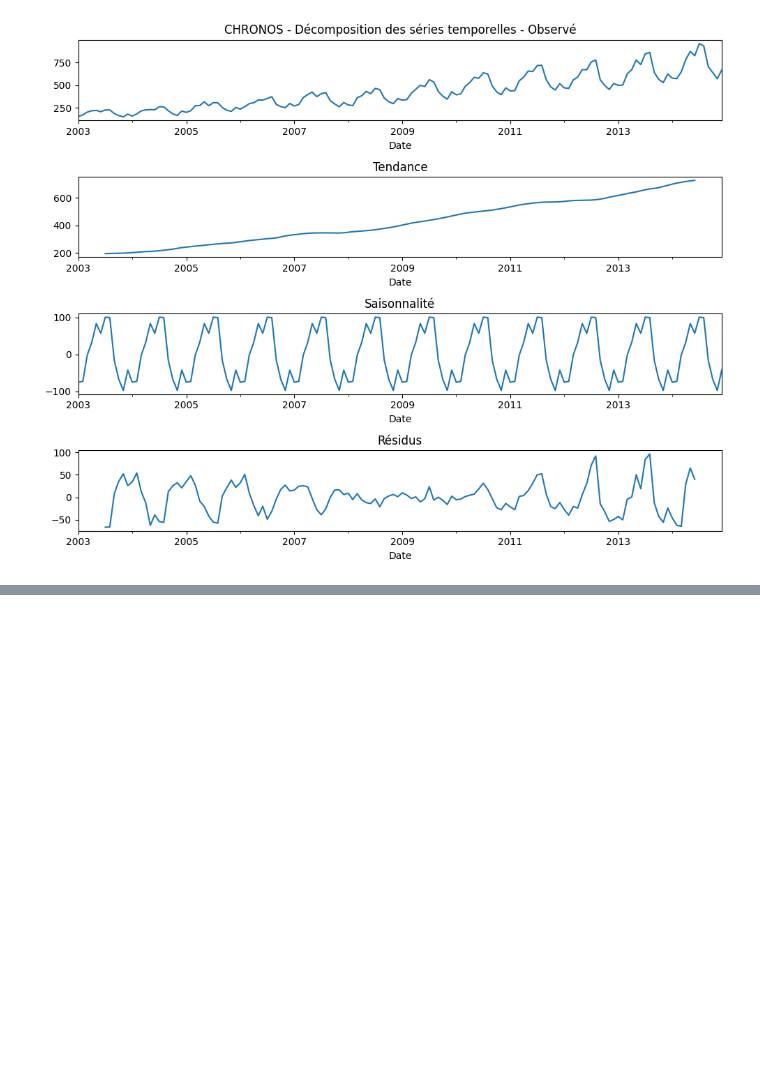
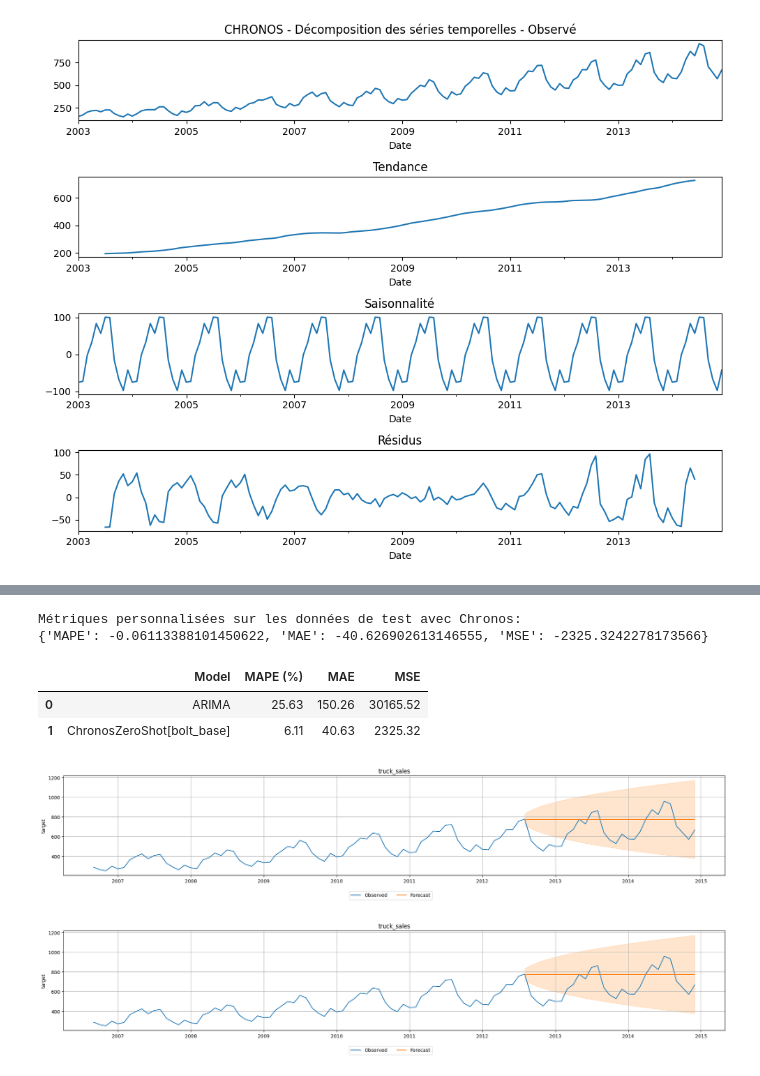
Before and after one commit to Krock13/AI_Engineer_Projet_9_Developpez_une_preuve_de_concept, a Jupyter notebook: notebook_012025.ipynb, the cells around one changed output, grey strips where cells are left out. Cells and saved outputs as stored; diff of their text form; code cells hidden in the pictures; blank space fills up the shorter version.

Commit message:
Added AutoGluon integration for model comparison and improved evaluation with additional metrics.

```diff
--- a/notebook_012025.ipynb
+++ b/notebook_012025.ipynb
@@ -554,0 +583,20 @@ plt.show()
+# %%
+prediction_length = 29
+train_data, test_data = data.train_test_split(prediction_length)
+# %%
+predictor = TimeSeriesPredictor(
+    prediction_length=prediction_length,
+    eval_metric='MAPE',
+)
+# %%
+# Entraîner le prédicteur (avec ARIMA et Chronos-Bolt-Base par exemple)
+predictor.fit(
+    train_data=train_data,
+    presets='best_quality',
+    hyperparameters={
+        'ARIMA': {},
+        "Chronos": [
+            {"model_path": "bolt_base", "ag_args": {"name_suffix": "ZeroShot"}},
+        ]
+    }
+)
@@ -554,0 +657,54 @@ plt.show()
+# %%
+metrics = predictor.evaluate(test_data, model="ChronosZeroShot[bolt_base]", metrics=["MAPE", "MAE", "MSE"])
+print("Métriques personnalisées sur les données de test avec Chronos:")
+print(metrics)
+# %% [output]
+Métriques personnalisées sur les données de test avec Chronos:
+{'MAPE': -0.06113388101450622, 'MAE': -40.626902613146555, 'MSE': -2325.3242278173566}
+# %%
+# Résultats des métriques obtenus dynamiquement
+metrics_arima = predictor.evaluate(test_data, model="ARIMA", metrics=["MAPE", "MAE", "MSE"])
+metrics_chronos = predictor.evaluate(test_data, model="ChronosZeroShot[bolt_base]", metrics=["MAPE", "MAE", "MSE"])
+
+# Ajouter une clé "Model" pour identifier chaque modèle
+metrics_arima["Model"] = "ARIMA"
+metrics_chronos["Model"] = "ChronosZeroShot[bolt_base]"
+
+# Créer un DataFrame à partir des résultats
+results_df = pd.DataFrame([metrics_arima, metrics_chronos])
+
+# Réorganiser les colonnes pour mettre "Model" en premier
+results_df = results_df[["Model", "MAPE", "MAE", "MSE"]]
+
+# Convertir MAPE en pourcentage et arrondir à 2 décimales
+results_df["MAPE"] = (results_df["MAPE"].abs() * 100).round(2)
+
+# Renommer la colonne pour indiquer que c'est un pourcentage
+results_df = results_df.rename(columns={"MAPE": "MAPE (%)"})
+
+# Rendre MAE et MSE positifs et arrondis pour plus de clarté
+results_df["MAE"] = results_df["MAE"].abs().round(2)
+results_df["MSE"] = results_df["MSE"].abs().round(2)
+
+# Afficher le DataFrame
+results_df
+# %% [output]
+|  | Model | MAPE (%) | MAE | MSE |
+| 0 | ARIMA | 25.63 | 150.26 | 30165.52 |
+| 1 | ChronosZeroShot[bolt_base] | 6.11 | 40.63 | 2325.32 |
+# %%
+# Prédictions pour ARIMA spécifiquement
+predictions_arima = predictor.predict(train_data, model="ARIMA")
+
+# Prédictions pour Chronos (déjà le meilleur modèle par défaut)
+predictions_chronos = predictor.predict(train_data, model='ChronosZeroShot[bolt_base]')
+# %%
+predictor.plot(
+    data=data,
+    predictions=predictions_arima,
+    item_ids=["truck_sales"],
+    max_history_length=100,
+)
+# %% [output]
+[figure, added]
+[figure, added]
```
Also changed, not shown: parts of 11 cells of this notebook, 14 other files.
